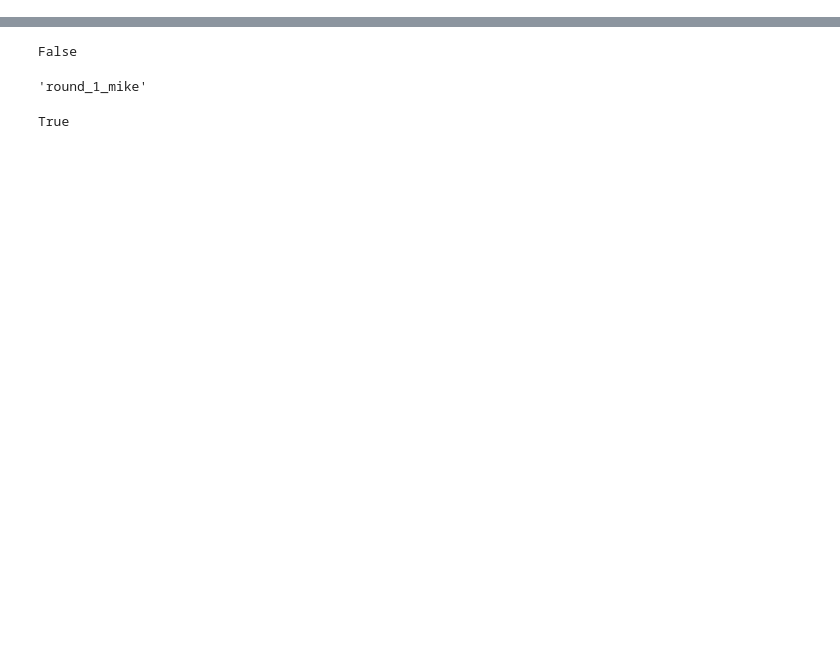
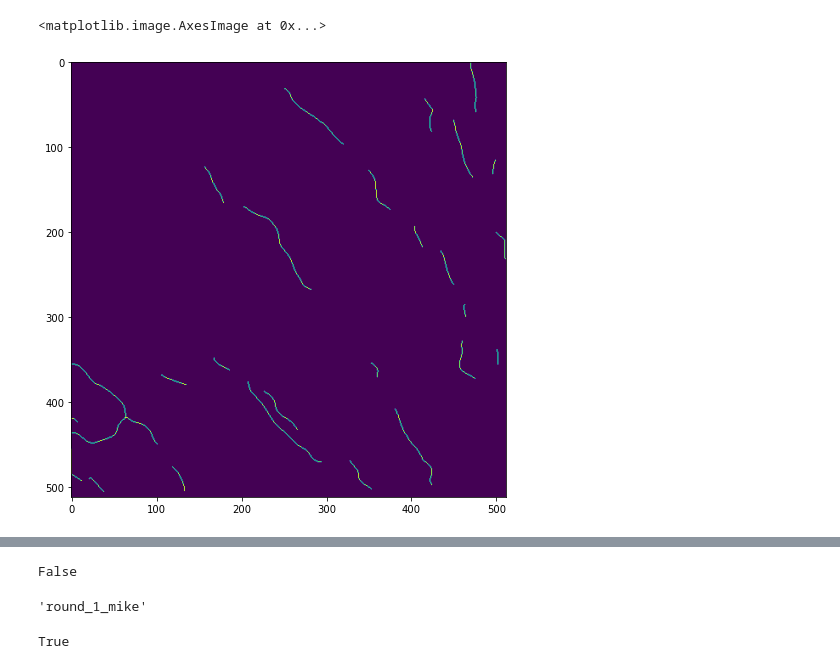
Before and after one commit to uw-loci/collagen-fiber-metrics, a Jupyter notebook: linking_fibers.ipynb, the cells around one changed output, grey strips where cells are left out. Cells and saved outputs as stored; diff of their text form; code cells hidden in the pictures; blank space fills up the shorter version.

```diff
--- a/linking_fibers.ipynb
+++ b/linking_fibers.ipynb
@@ -15,5 +16,8 @@ from tqdm.notebook import tqdm
 # %%
 def sort_lines(label_csv):
+    """
+        This function generates a line_dict from a dataframe
+    """
     line_IDs = set(label_csv.iloc[:, 0])
     line_dict = {}
     for line_ID in line_IDs:
@@ -27,6 +31,11 @@ def sort_lines(label_csv):
     return line_dict
 
 def line_gradient(line, start=-1): # -1 point backwards
+    """
+        This function computes the outwards angle at either end of a centerline
+    """
+    points_angle = lambda pt_1, pt_2 : math.atan2((pt_1.y-pt_2.y), (pt_1.x-pt_2.x)) # point to first point
+    points_dist = lambda pt_1, pt_2 : math.sqrt((pt_1.x-pt_2.x)**2 + (pt_1.y-pt_2.y)**2)
     if start==1:
         line = list(reversed(line))
     angle = points_angle(line[0], line[1]) # point to first point
@@ -39,6 +48,9 @@ def line_gradient(line, start=-1): # -1 point backwards
     return angle
 
 def connect_lines(line_dict_copy):
+    """
+        This function connects centerlines based on their tail/head connectivities
+    """
     count = 0
     # line_dict_temp = line_dict_copy.copy()
     for k in list(line_dict_copy.keys()):
@@ -69,6 +81,9 @@ def connect_lines(line_dict_copy):
     return line_dict_copy
 
 def draw_line(points, image):
+    """
+        This function draws a set of points that defines a centerline on a image (in-place)
+    """
     points_x = [point.x for point in points]
     points_y = [point.y for point in points]
     points = np.vstack((points_x, points_y)).T.astype(np.int32)
@@ -98,4 +243,20 @@ Joint = namedtuple('Joint', 'line_ID joint_ID dir gradient')
 Line = namedtuple('Line', 'points head tail')
 joint_thresh = 3.0
 angle_thresh = 60
-image_size = 512
+image_size = (512, 512)
+# %%
+data_path = 'round_1_mike'
+label_csvs = glob(os.path.join(data_path, 'labels', '*.csv'))
+label_csv_name = label_csvs[0]
+label_csv = pd.read_csv(label_csv_name, index_col=0)
+line_dict = sort_lines(label_csv)
+line_dict_linked = linking_fibers(line_dict)
+# %%
+draw_raw = draw_line_dict(line_dict, image_size=image_size)
+draw_linked = draw_line_dict(line_dict_linked, image_size=image_size)
+# %%
+plt.figure(figsize=(8, 8))
+plt.imshow(draw_raw)
+# %% [output]
+<matplotlib.image.AxesImage at 0x...>
+[figure, added]
```
Also changed, not shown: parts of 4 cells of this notebook, 5 other files.
